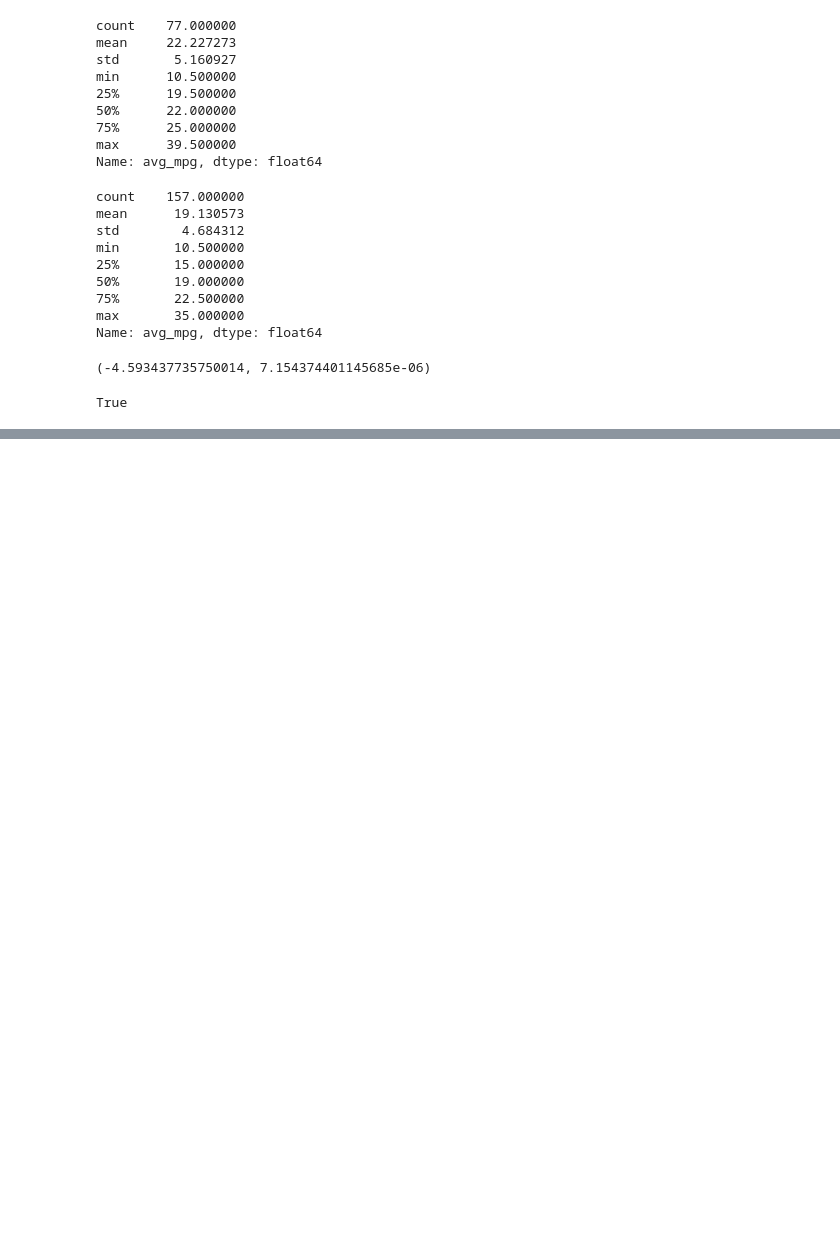
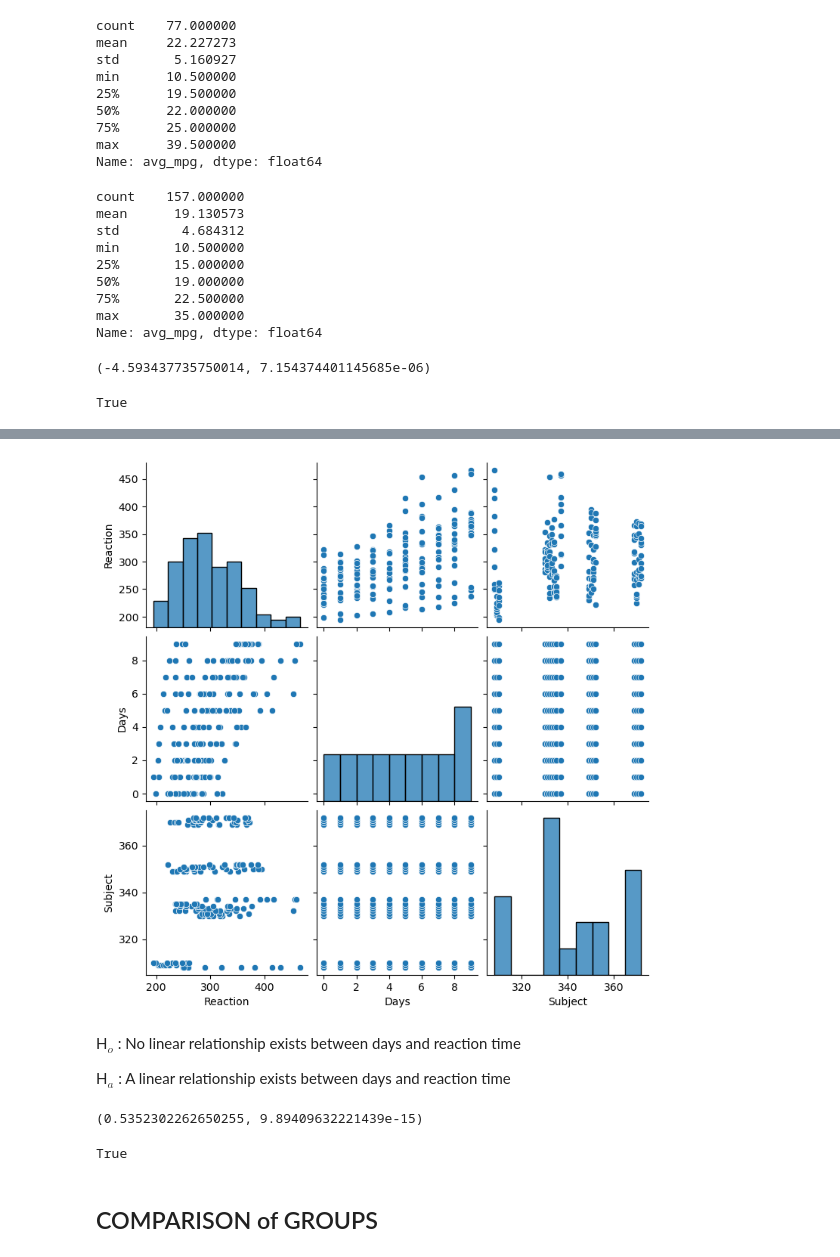
Before and after one commit to RichardAlcabes22/statistics-exercises, a Jupyter notebook: hypothesis_testing.ipynb, the cells around one changed output, grey strips where cells are left out. Saved outputs shown, nothing was run; the diff lists cells and outputs as text; code cells hidden in the pictures; blank space fills up the shorter version.

```diff
--- a/hypothesis_testing.ipynb
+++ b/hypothesis_testing.ipynb
@@ -411,0 +866,3 @@ True
+# %%
+sleep = data('sleepstudy')
+sleep.head()
@@ -411,0 +891,24 @@ True
+# %%
+sns.pairplot(sleep, corner=False)
+plt.show()
+# %% [output]
+[figure, added]
+# %% [markdown]
+H$_o$ : No linear relationship exists between days and reaction time
+
+H$_a$ : A linear relationship exists between days and reaction time
+# %%
+days = sleep.Days
+react_time = sleep.Reaction
+r,p = stats.pearsonr(days,react_time)
+r,p
+# %% [output]
+(0.5352302262650255, 9.89409632221439e-15)
+# %%
+# confidence level : 0.95
+check_α = 0.05
+p < check_α # We can REJECT the null...ie a linear relationship exists, but it is not strong r = 0.535
+# %% [output]
+True
+# %% [markdown]
+## COMPARISON of GROUPS
```
Also changed, not shown: parts of 100 cells of this notebook, 3 other files.
